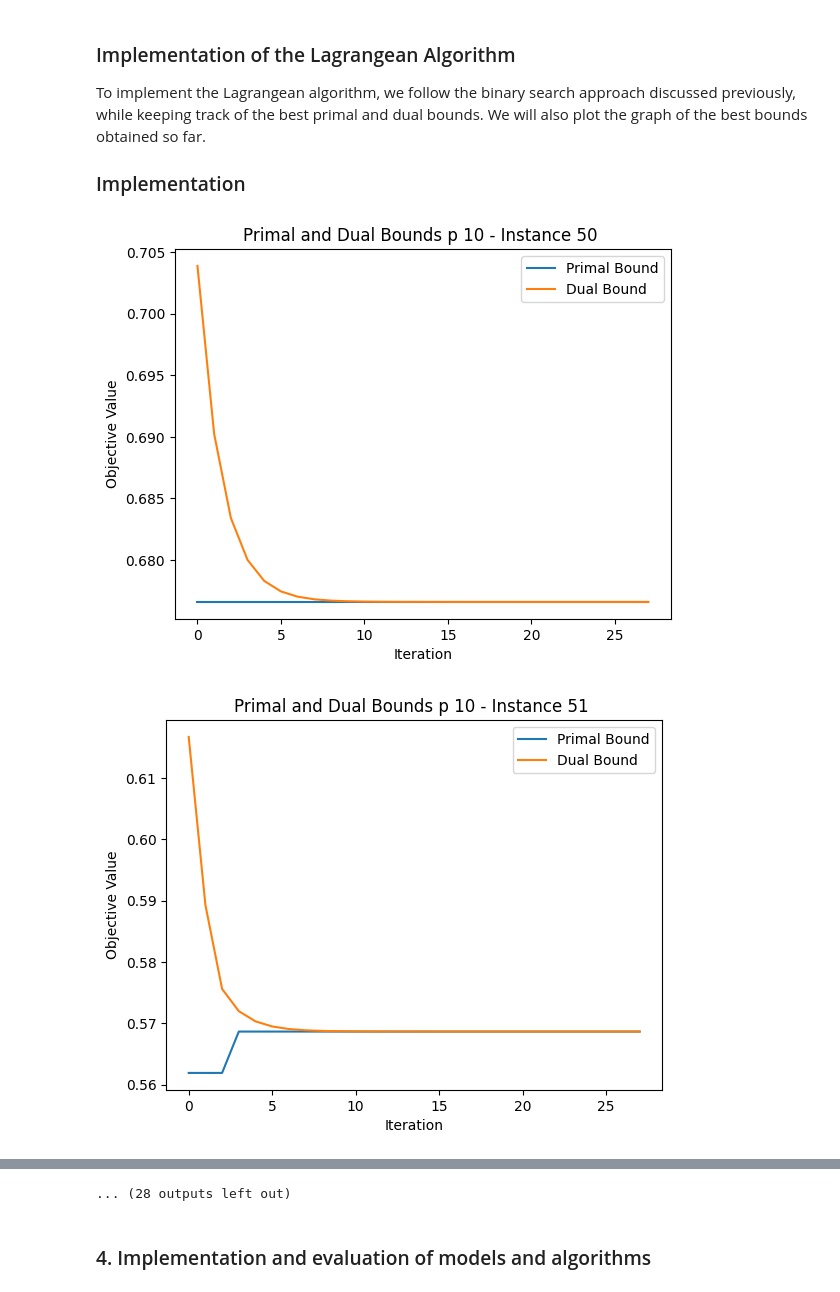
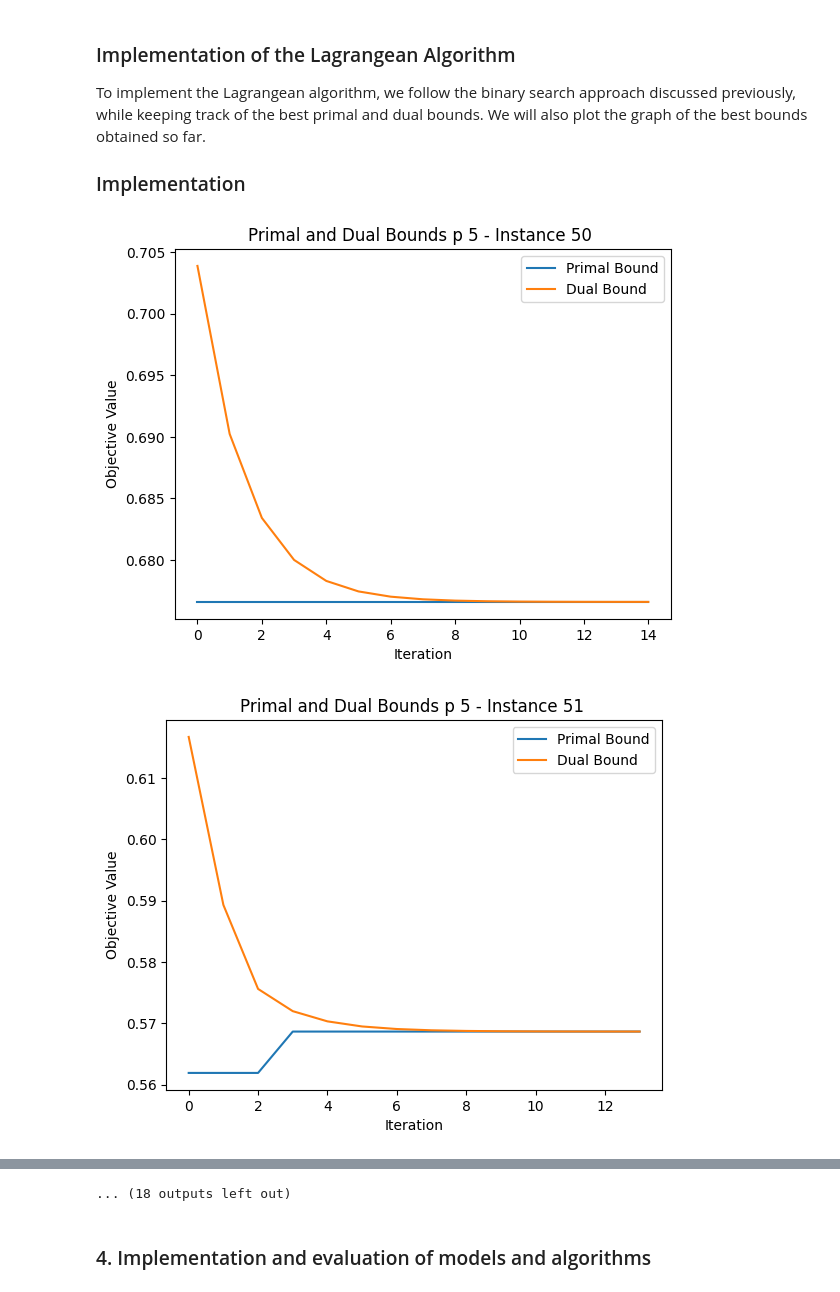
Before and after one commit to yelmokht/assortment-planning-problem, a Jupyter notebook: notebook.ipynb, the cells around one changed output, grey strips where cells are left out. Drawn from its saved outputs; the diff is of its cells as text; code cells hidden in the pictures.

```diff
--- a/notebook.ipynb
+++ b/notebook.ipynb
@@ -1433,7 +1402,7 @@ def solve_lagrangian(r, mu, lambda_val, n, p):
     y = model.addVars(n,vtype=GRB.CONTINUOUS, name="y")
 
     # Objective function
-    model.setObjective((r[0]+lambda_val*p) * y0 + sum((r[i + 1]  - lambda_val*exp(-mu[i+1])) * y[i] for i in range(n)), GRB.MAXIMIZE)
+    model.setObjective((r[0]+lambda_val*p) * y0 + quicksum((r[i + 1]  - lambda_val*exp(-mu[i+1])) * y[i] for i in range(n)), GRB.MAXIMIZE)
 
     # Constraints
     model.addConstr(y0 + sum(y[i] for i in range(len(y))) == 1, "probability_sum")
@@ -1454,7 +1423,7 @@ def is_feasible(y, p):
     return sum(1 for yi in y if yi > 0) <= p
 
 
-def find_optimal_lambda_with_heuristic(r, mu, p, n, epsilon=1e-9):
+def find_optimal_lambda_with_heuristic(r, mu, p, n, epsilon=1e-5):
     lambda_low = 0
     lambda_high = max(0, (r[1] - r[0]) / p)
     best_obj_val = -float('inf')
@@ -1623,17 +1605,20 @@ To implement the Lagrangean algorithm, we follow the binary search approach disc
 ### Implementation
 # %%
 import matplotlib.pyplot as plt
-for i in range(50, 90):
-        primal_bounds = small_instances_primal_bounds[i][5]
-        dual_bounds = small_instances_dual_bounds[i][5]
+
+p=5
+
+for i in range(50, 80):
+        primal_bounds = small_instances_primal_bounds[i][p]
+        dual_bounds = small_instances_dual_bounds[i][p]
         # Plotting the primal and dual bounds
         plt.plot(primal_bounds, label='Primal Bound')
         plt.plot(dual_bounds, label='Dual Bound')
         plt.xlabel('Iteration')
         plt.ylabel('Objective Value')
         plt.legend()
         plt.title(f'Primal and Dual Bounds p {p} - Instance {i} ')
         plt.show()
 # %% [output]
-[figure, old version]
+[figure, new version]
-[figure, old version]
+[figure, new version]
@@ -1650,4 +1635,4 @@ for i in range(50, 90):
-... (28 outputs left out)
+... (18 outputs left out)
 # %% [markdown]
 ### 4. Implementation and evaluation of models and algorithms
 # %% [markdown]
```
Also changed, not shown: parts of 8 cells of this notebook, 26 other files.
